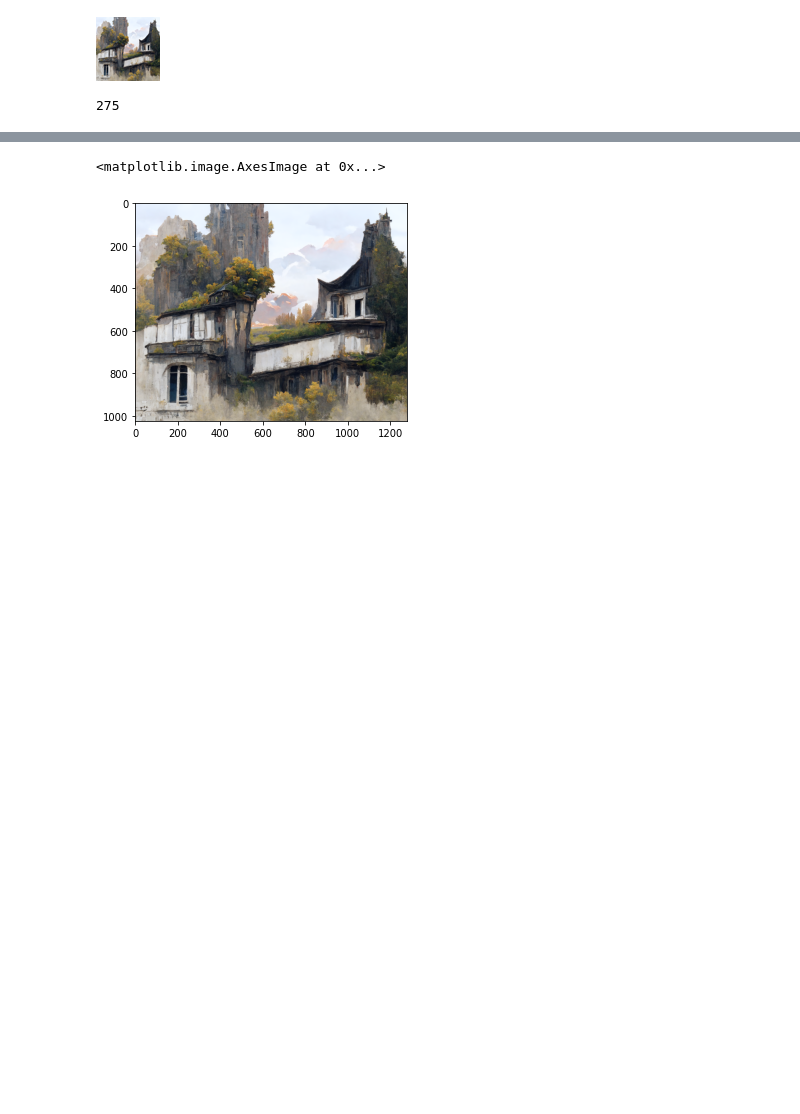
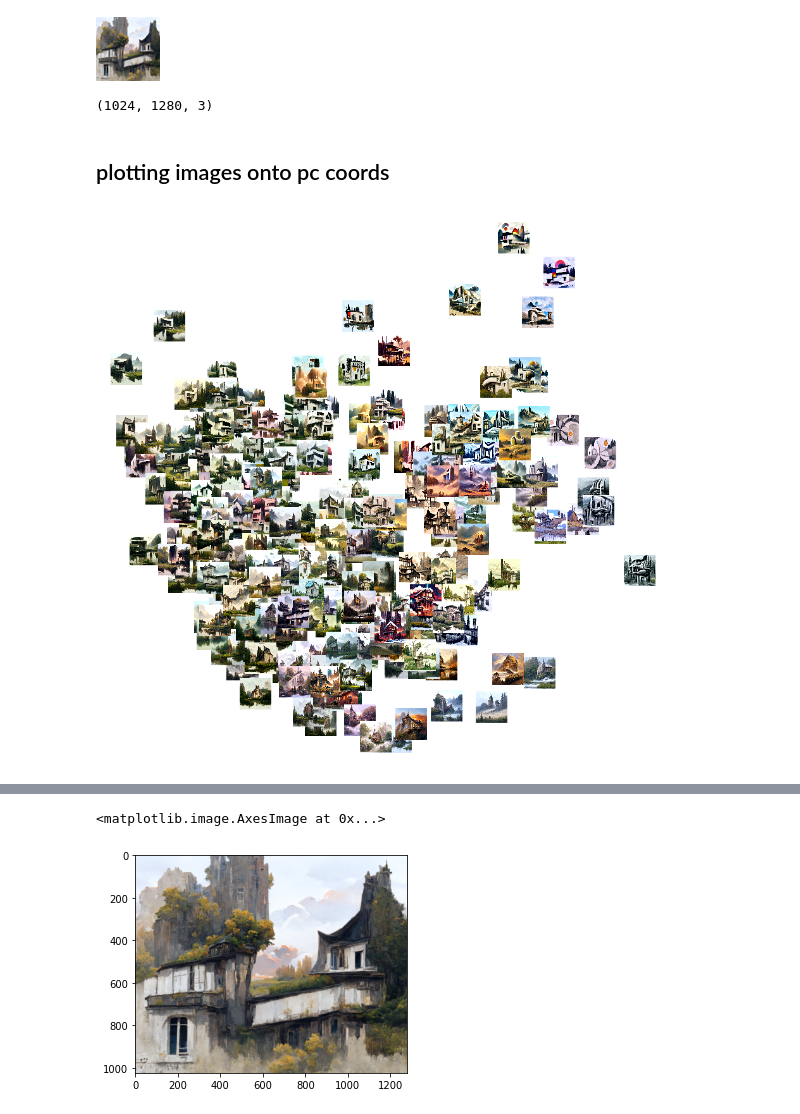
Before and after one commit to alecsharpie/artist_studies, a Jupyter notebook: notebooks/Explore_Artist_Studies.ipynb, the cells around one changed output, grey strips where cells are left out. Saved outputs shown, nothing was run; the diff lists cells and outputs as text; code cells hidden in the pictures; blank space fills up the shorter version.

```diff
--- a/notebooks/Explore_Artist_Studies.ipynb
+++ b/notebooks/Explore_Artist_Studies.ipynb
@@ -147,24 +172,30 @@ array_to_img(ponds_list[0]).resize((64, 64))
 # %% [output]
 [figure]
 # %%
-ponds = pcs_df['k_labels'] == 0
-
 pcs_df[ponds]
-np.array(ponds_list)[ponds]
+np.array(ponds_list, dtype=object)[ponds][274].shape
 # %% [output]
-275
+(1024, 1280, 3)
+# %% [markdown]
+## plotting images onto pc coords
 # %%
 from matplotlib.offsetbox import OffsetImage, AnnotationBbox
+from tensorflow.image import resize
 
 def show_xy_images(in_df, imgs, image_zoom=1):
-    fig, ax1 = plt.subplots(1,1, figsize=(10, 10))
+    fig, ax1 = plt.subplots(1,1, figsize=(16, 16))
     artists = []
-    for _, c_row in in_df.iterrows():
-        c_img = Image.open(c_row['path']).resize((64, 64))
+    for idx, c_row in tqdm(in_df.reset_index().iterrows()):
+        #c_img = Image.open(c_row['path']).resize((64, 64))
+        c_img = resize(imgs[(idx)], [50,50]) / 255.0
         img = OffsetImage(c_img, zoom=image_zoom)
-        ab = AnnotationBbox(img, (c_row['x'], c_row['y']), xycoords='data', frameon=False)
+        ab = AnnotationBbox(img, (c_row['pc1'], c_row['pc2']), xycoords='data', frameon=False)
         artists.append(ax1.add_artist(ab))
-    ax1.update_datalim(in_df[['x', 'y']])
+    ax1.update_datalim(in_df[['pc1', 'pc2']])
     ax1.autoscale()
     ax1.axis('off')
-show_xy_images(pcs_df[ponds], np.array(ponds_list)[ponds])
+#show_xy_images(pcs_df[ponds], imgs = np.array(ponds_list, dtype=object)[ponds])
+# %%
+show_xy_images(pcs_ponds_df, imgs = np.array(ponds_list, dtype=object)[ponds])
+# %% [output]
+[figure, added]
```
Also changed, not shown: parts of 11 cells of this notebook.
